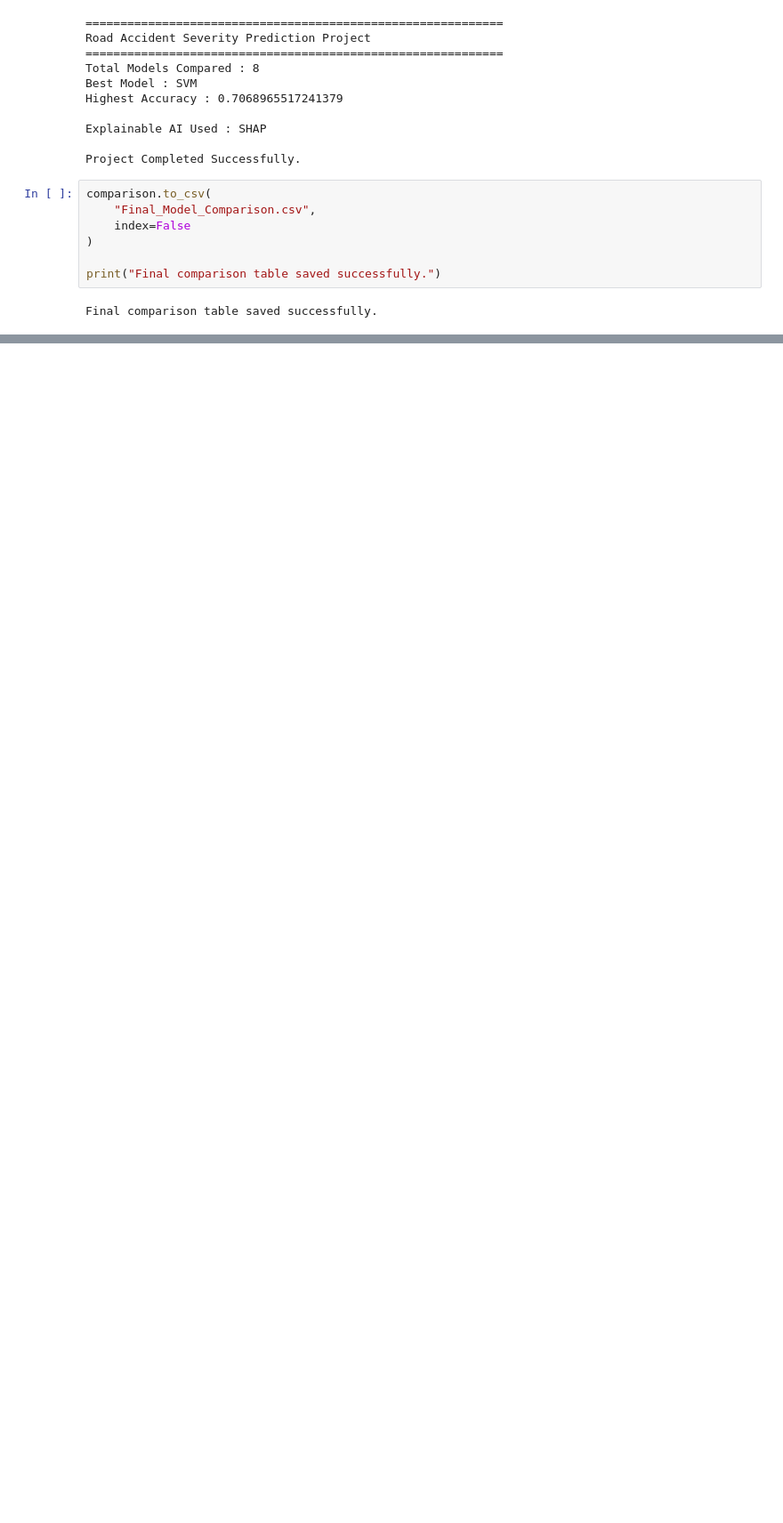
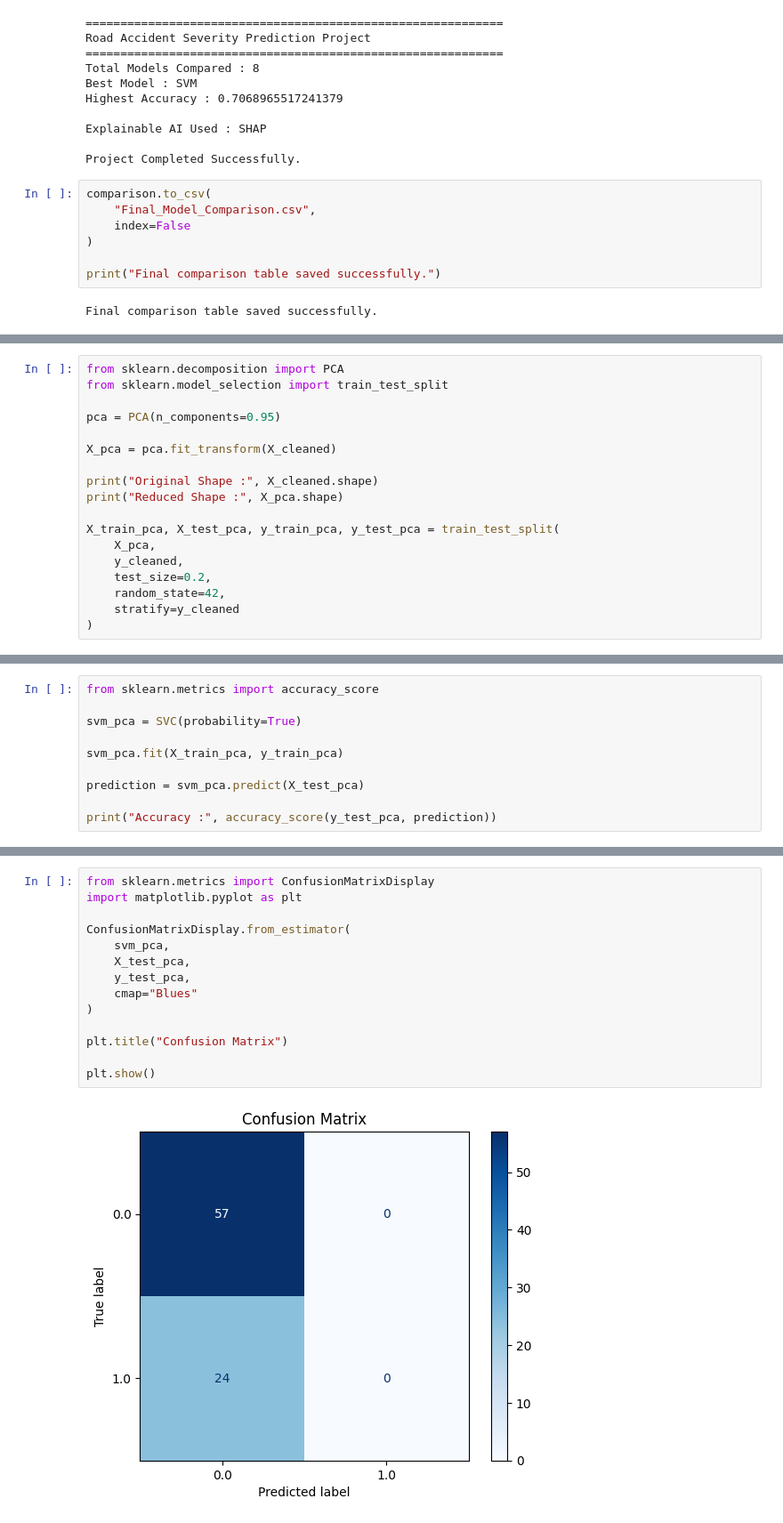
Before and after one commit to HumairaEshfa/Competitive-Programming-2310, a Jupyter notebook: Project-Road Accident Severity Prediction using ML.ipynb, the cells around one changed output, grey strips where cells are left out. Shown at 89% size. Saved outputs shown, nothing was run; the diff lists cells and outputs as text; blank space fills up the shorter version.

```diff
--- a/Project-Road Accident Severity Prediction using ML.ipynb
+++ b/Project-Road Accident Severity Prediction using ML.ipynb
@@ -572,0 +637,18 @@ Final comparison table saved successfully.
+# %%
+from sklearn.decomposition import PCA
+from sklearn.model_selection import train_test_split
+
+pca = PCA(n_components=0.95)
+
+X_pca = pca.fit_transform(X_cleaned)
+
+print("Original Shape :", X_cleaned.shape)
+print("Reduced Shape :", X_pca.shape)
+
+X_train_pca, X_test_pca, y_train_pca, y_test_pca = train_test_split(
+    X_pca,
+    y_cleaned,
+    test_size=0.2,
+    random_state=42,
+    stratify=y_cleaned
+)
@@ -572,0 +660,10 @@ Final comparison table saved successfully.
+# %%
+from sklearn.metrics import accuracy_score
+
+svm_pca = SVC(probability=True)
+
+svm_pca.fit(X_train_pca, y_train_pca)
+
+prediction = svm_pca.predict(X_test_pca)
+
+print("Accuracy :", accuracy_score(y_test_pca, prediction))
@@ -572,0 +739,16 @@ Final comparison table saved successfully.
+# %%
+from sklearn.metrics import ConfusionMatrixDisplay
+import matplotlib.pyplot as plt
+
+ConfusionMatrixDisplay.from_estimator(
+    svm_pca,
+    X_test_pca,
+    y_test_pca,
+    cmap="Blues"
+)
+
+plt.title("Confusion Matrix")
+
+plt.show()
+# %% [output]
+[figure, added]
```
Also changed, not shown: parts of 13 cells of this notebook.
